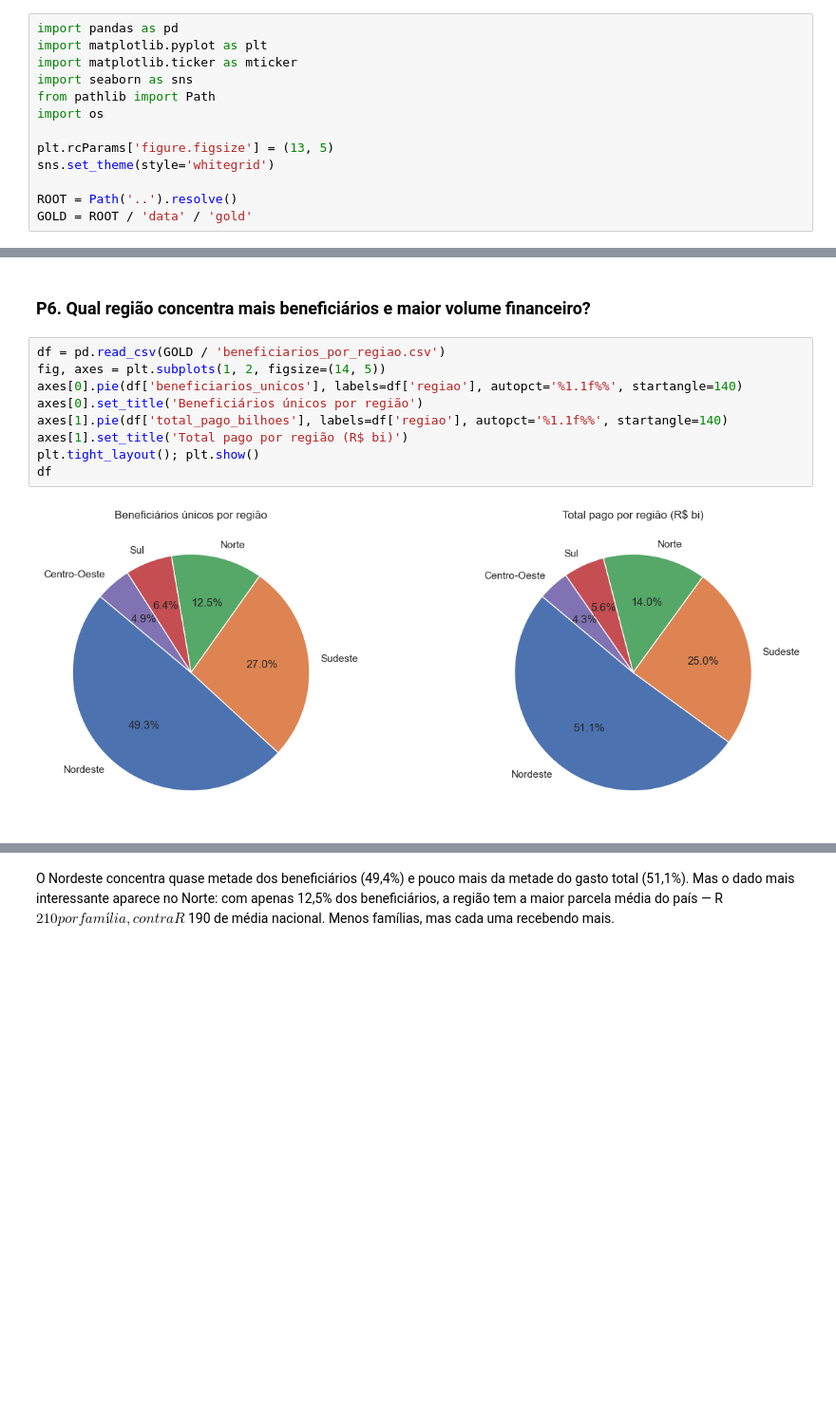
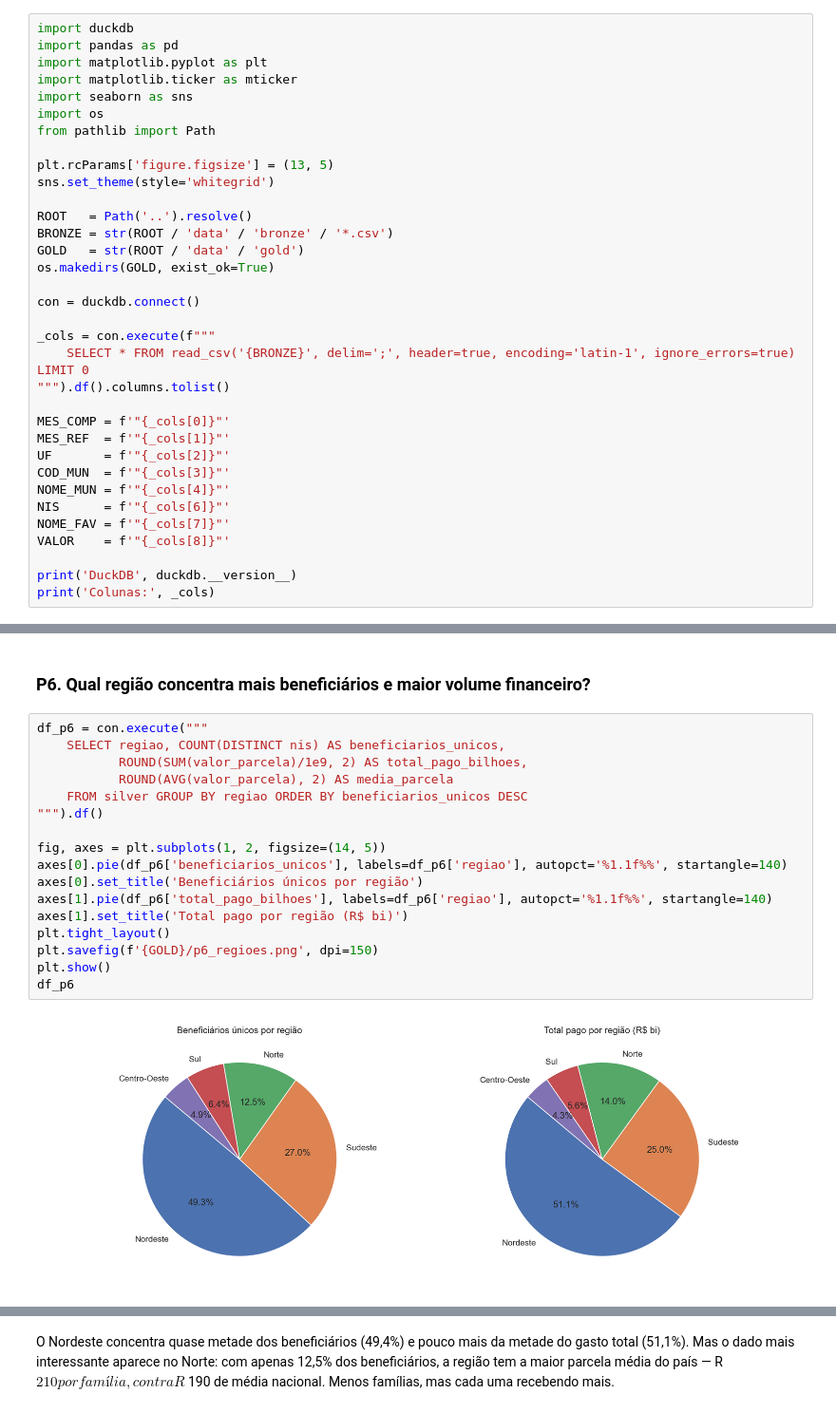
Before and after one commit to LuizGFS001/bolsa-familia-2020-eda, a Jupyter notebook: notebooks/01-EDA.ipynb, the cells around one changed output, grey strips where cells are left out. Shown at 95% size. Saved outputs shown, nothing was run; the diff lists cells and outputs as text; blank space fills up the shorter version.

Commit message:
Análise exploratória Bolsa Família 2020 - DuckDB + 15 perguntas

```diff
--- a/notebooks/01-EDA.ipynb
+++ b/notebooks/01-EDA.ipynb
@@ -14,15 +11,36 @@
 # %% [markdown]
 ## Setup
 # %%
+import duckdb
 import pandas as pd
 import matplotlib.pyplot as plt
 import matplotlib.ticker as mticker
 import seaborn as sns
+import os
 from pathlib import Path
-import os
 
 plt.rcParams['figure.figsize'] = (13, 5)
 sns.set_theme(style='whitegrid')
 
-ROOT = Path('..').resolve()
-GOLD = ROOT / 'data' / 'gold'
+ROOT   = Path('..').resolve()
+BRONZE = str(ROOT / 'data' / 'bronze' / '*.csv')
+GOLD   = str(ROOT / 'data' / 'gold')
+os.makedirs(GOLD, exist_ok=True)
+
+con = duckdb.connect()
+
+_cols = con.execute(f"""
+    SELECT * FROM read_csv('{BRONZE}', delim=';', header=true, encoding='latin-1', ignore_errors=true) LIMIT 0
+""").df().columns.tolist()
+
+MES_COMP = f'"{_cols[0]}"'
+MES_REF  = f'"{_cols[1]}"'
+UF       = f'"{_cols[2]}"'
+COD_MUN  = f'"{_cols[3]}"'
+NOME_MUN = f'"{_cols[4]}"'
+NIS      = f'"{_cols[6]}"'
+NOME_FAV = f'"{_cols[7]}"'
+VALOR    = f'"{_cols[8]}"'
+
+print('DuckDB', duckdb.__version__)
+print('Colunas:', _cols)
@@ -162,13 +302,21 @@ Bahia lidera com 1,89 milhão de beneficiários únicos. São Paulo aparece em s
 # %% [markdown]
 ### P6. Qual região concentra mais beneficiários e maior volume financeiro?
 # %%
-df = pd.read_csv(GOLD / 'beneficiarios_por_regiao.csv')
+df_p6 = con.execute("""
+    SELECT regiao, COUNT(DISTINCT nis) AS beneficiarios_unicos,
+           ROUND(SUM(valor_parcela)/1e9, 2) AS total_pago_bilhoes,
+           ROUND(AVG(valor_parcela), 2) AS media_parcela
+    FROM silver GROUP BY regiao ORDER BY beneficiarios_unicos DESC
+""").df()
+
 fig, axes = plt.subplots(1, 2, figsize=(14, 5))
-axes[0].pie(df['beneficiarios_unicos'], labels=df['regiao'], autopct='%1.1f%%', startangle=140)
+axes[0].pie(df_p6['beneficiarios_unicos'], labels=df_p6['regiao'], autopct='%1.1f%%', startangle=140)
 axes[0].set_title('Beneficiários únicos por região')
-axes[1].pie(df['total_pago_bilhoes'], labels=df['regiao'], autopct='%1.1f%%', startangle=140)
+axes[1].pie(df_p6['total_pago_bilhoes'], labels=df_p6['regiao'], autopct='%1.1f%%', startangle=140)
 axes[1].set_title('Total pago por região (R$ bi)')
-plt.tight_layout(); plt.show()
-df
+plt.tight_layout()
+plt.savefig(f'{GOLD}/p6_regioes.png', dpi=150)
+plt.show()
+df_p6
 # %% [output]
-[figure, old version]
+[figure, new version]
```
Also changed, not shown: parts of 31 cells of this notebook, 3 other files.
